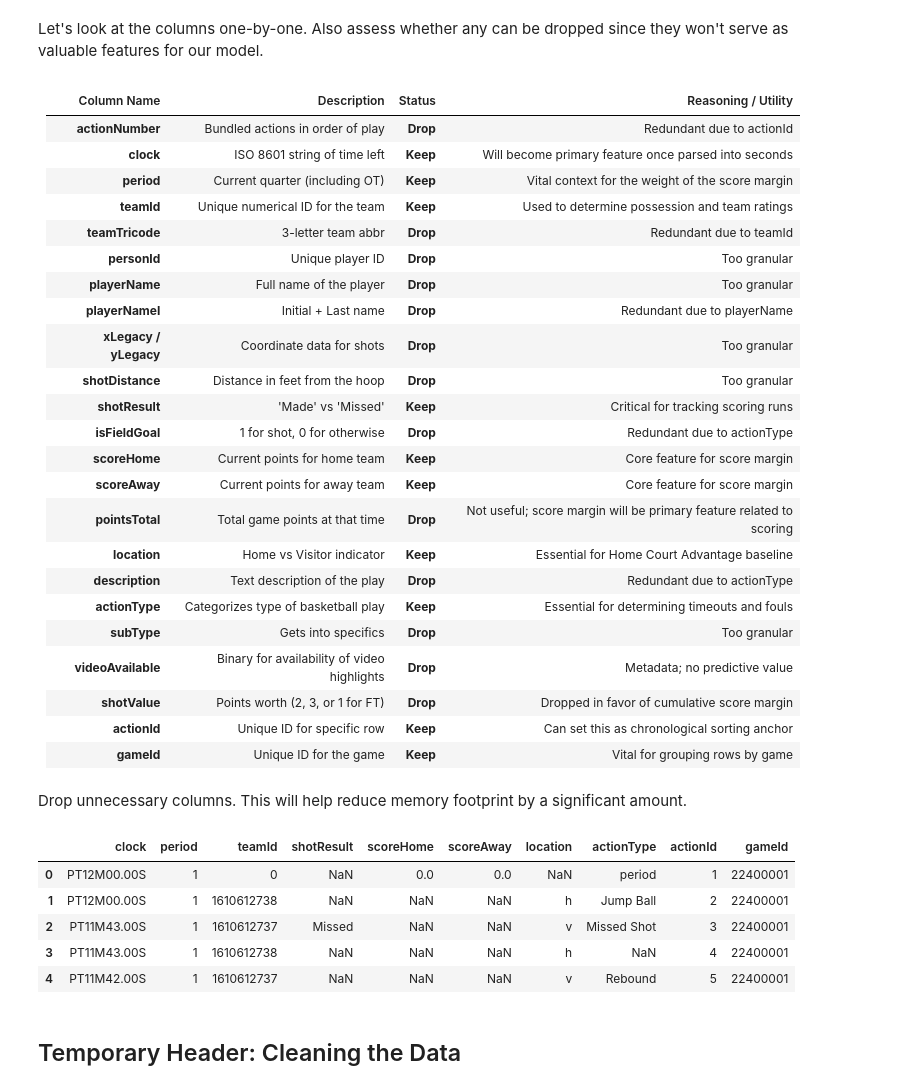
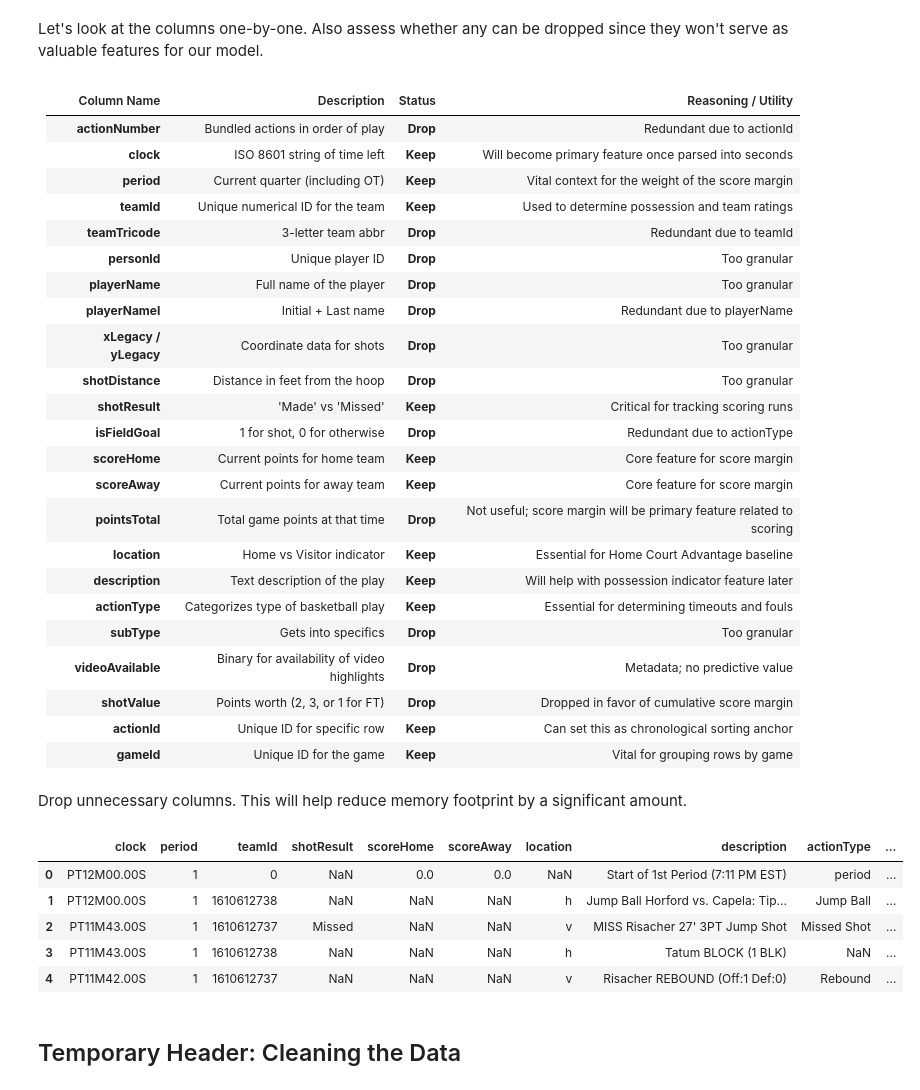
Before and after one commit to livinginnoir/nba-win-probability-tracker, a Jupyter notebook: notebooks/01_Data_Acquisition_Cleaning_and_EDA.ipynb, the cells around one changed output. Saved outputs shown, nothing was run; the diff lists cells and outputs as text; code cells hidden in the pictures.

```diff
--- a/notebooks/01_Data_Acquisition_Cleaning_and_EDA.ipynb
+++ b/notebooks/01_Data_Acquisition_Cleaning_and_EDA.ipynb
@@ -148,7 +148,7 @@ Let's look at the columns one-by-one. Also assess whether any can be dropped sin
 | **scoreAway** | Current points for away team | **Keep** | Core feature for score margin |
 | **pointsTotal** | Total game points at that time | **Drop** | Not useful; score margin will be primary feature related to scoring |
 | **location** | Home vs Visitor indicator | **Keep** | Essential for Home Court Advantage baseline |
-| **description** | Text description of the play | **Drop** | Redundant due to actionType |
+| **description** | Text description of the play | **Keep** | Will help with possession indicator feature later |
 | **actionType** | Categorizes type of basketball play | **Keep** | Essential for determining timeouts and fouls |
 | **subType** | Gets into specifics | **Drop** | Too granular |
 | **videoAvailable** | Binary for availability of video highlights | **Drop** | Metadata; no predictive value |
@@ -160,18 +160,18 @@ Drop unnecessary columns. This will help reduce memory footprint by a significan
 # %%
 dropped_columns = ['teamTricode', 'personId', 'playerName', 'playerNameI',
                 'xLegacy', 'yLegacy', 'shotDistance', 'isFieldGoal',
-                'pointsTotal', 'description', 'subType', 'videoAvailable',
-                'shotValue', 'actionNumber']
+                'pointsTotal', 'subType', 'videoAvailable', 'shotValue',
+                'actionNumber']
 
 df_clean = df.drop(columns=dropped_columns)
 df_clean.head()
 # %% [output]
-|  | clock | period | teamId | shotResult | scoreHome | scoreAway | location | actionType | actionId | gameId |
-| 0 | PT12M00.00S | 1 | 0 | NaN | 0.0 | 0.0 | NaN | period | 1 | 22400001 |
-| 1 | PT12M00.00S | 1 | 1610612738 | NaN | NaN | NaN | h | Jump Ball | 2 | 22400001 |
-| 2 | PT11M43.00S | 1 | 1610612737 | Missed | NaN | NaN | v | Missed Shot | 3 | 22400001 |
-| 3 | PT11M43.00S | 1 | 1610612738 | NaN | NaN | NaN | h | NaN | 4 | 22400001 |
-| 4 | PT11M42.00S | 1 | 1610612737 | NaN | NaN | NaN | v | Rebound | 5 | 22400001 |
+|  | clock | period | teamId | shotResult | scoreHome | scoreAway | location | description | actionType | ... |
+| 0 | PT12M00.00S | 1 | 0 | NaN | 0.0 | 0.0 | NaN | Start of 1st Period (7:11 PM EST) | period | ... |
+| 1 | PT12M00.00S | 1 | 1610612738 | NaN | NaN | NaN | h | Jump Ball Horford vs. Capela: Tip... | Jump Ball | ... |
+| 2 | PT11M43.00S | 1 | 1610612737 | Missed | NaN | NaN | v | MISS Risacher 27' 3PT Jump Shot | Missed Shot | ... |
+| 3 | PT11M43.00S | 1 | 1610612738 | NaN | NaN | NaN | h | Tatum BLOCK (1 BLK) | NaN | ... |
+| 4 | PT11M42.00S | 1 | 1610612737 | NaN | NaN | NaN | v | Risacher REBOUND (Off:1 Def:0) | Rebound | ... |
 # %% [markdown]
 ## Temporary Header: Cleaning the Data
 # %% [markdown]
```
Also changed, not shown: parts of 13 cells of this notebook.
